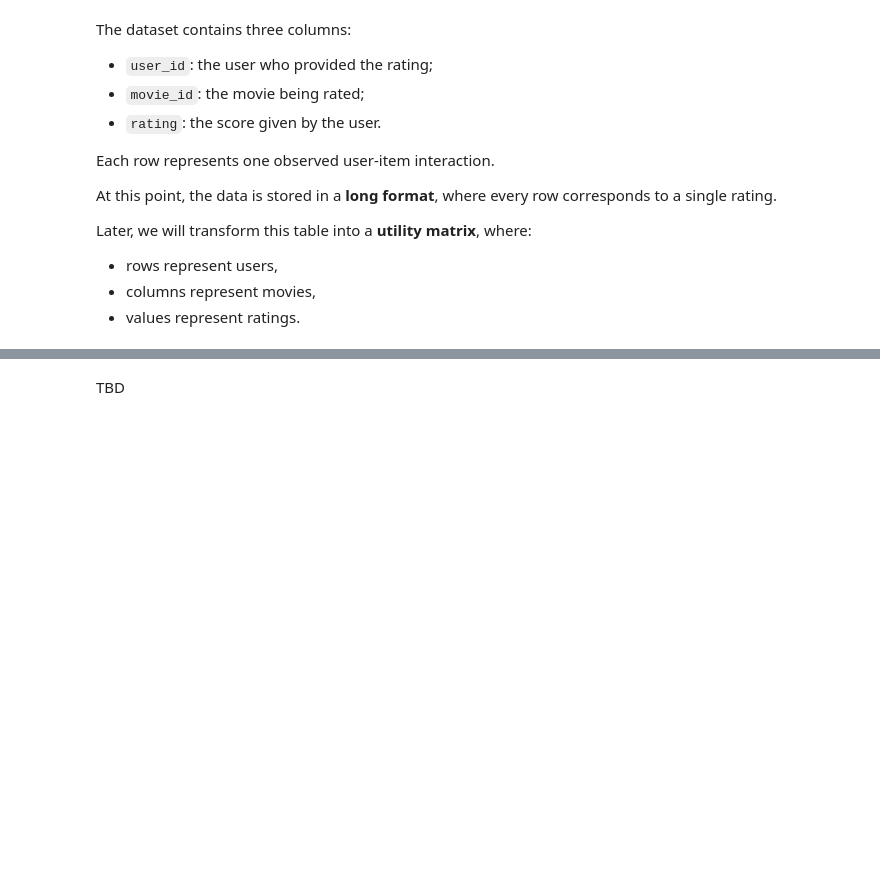
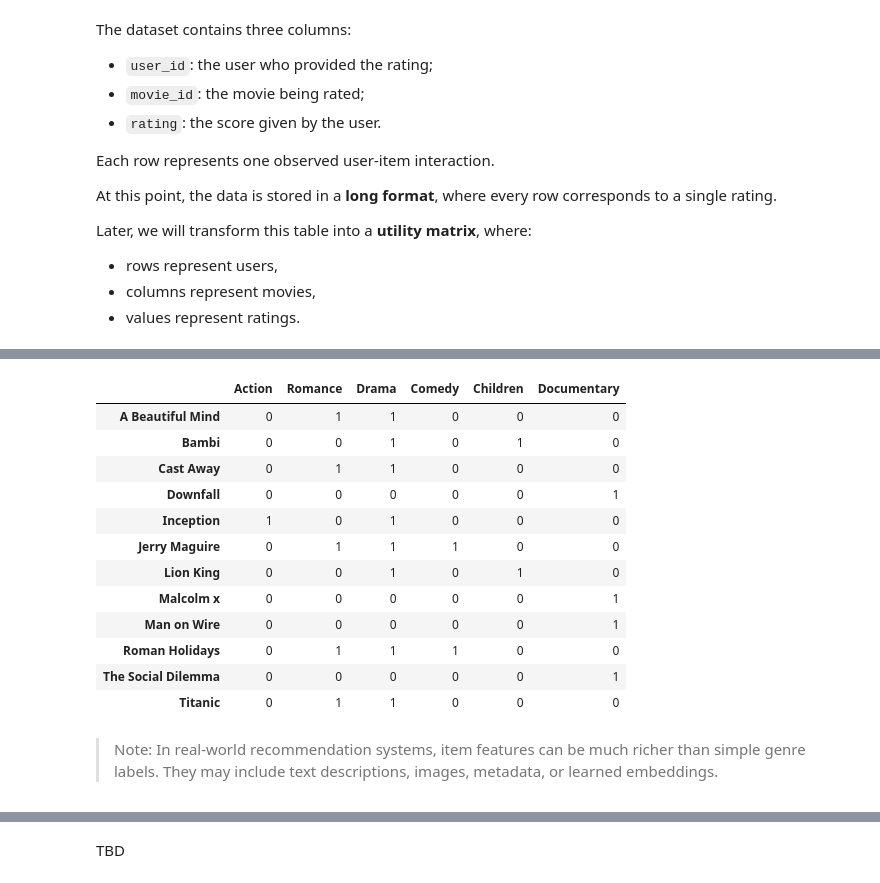
Before and after one commit to Maxstef/data-loves-ml-for-people-course, a Jupyter notebook: notebooks/7_recommendations/0_1_recommendations_intro.ipynb, the cells around one changed output, grey strips where cells are left out. Drawn from its saved outputs; the diff is of its cells as text; code cells hidden in the pictures; blank space fills up the shorter version.

Commit message:
recommendation systems intro notebook -baseline, matrix factorization, content-base approach modeling

```diff
--- a/notebooks/7_recommendations/0_1_recommendations_intro.ipynb
+++ b/notebooks/7_recommendations/0_1_recommendations_intro.ipynb
@@ -430,0 +1014,23 @@ Later, we will transform this table into a **utility matrix**, where:
+# %%
+movie_feats_df = pd.read_csv(
+    "data/toy_movie_feats.csv",
+    index_col=0
+)
+
+movie_feats_df
+# %% [output]
+|  | Action | Romance | Drama | Comedy | Children | Documentary |
+| A Beautiful Mind | 0 | 1 | 1 | 0 | 0 | 0 |
+| Bambi | 0 | 0 | 1 | 0 | 1 | 0 |
+| Cast Away | 0 | 1 | 1 | 0 | 0 | 0 |
+| Downfall | 0 | 0 | 0 | 0 | 0 | 1 |
+| Inception | 1 | 0 | 1 | 0 | 0 | 0 |
+| Jerry Maguire | 0 | 1 | 1 | 1 | 0 | 0 |
+| Lion King | 0 | 0 | 1 | 0 | 1 | 0 |
+| Malcolm x | 0 | 0 | 0 | 0 | 0 | 1 |
+| Man on Wire | 0 | 0 | 0 | 0 | 0 | 1 |
+| Roman Holidays | 0 | 1 | 1 | 1 | 0 | 0 |
+| The Social Dilemma | 0 | 0 | 0 | 0 | 0 | 1 |
+| Titanic | 0 | 1 | 1 | 0 | 0 | 0 |
+# %% [markdown]
+> Note: In real-world recommendation systems, item features can be much richer than simple genre labels. They may include text descriptions, images, metadata, or learned embeddings.
```
Also changed, not shown: parts of 110 cells of this notebook, 2 other files.
